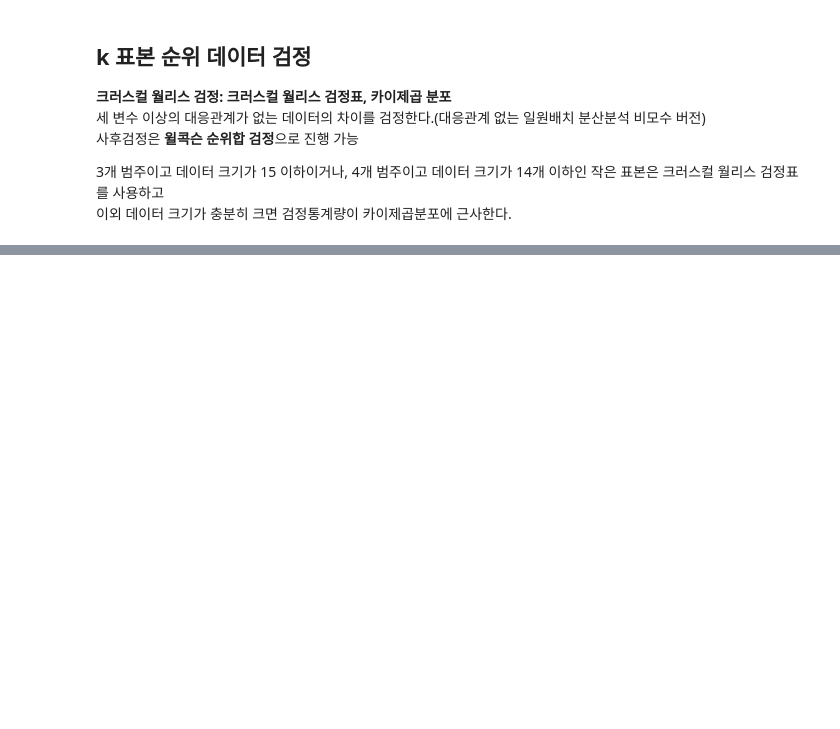
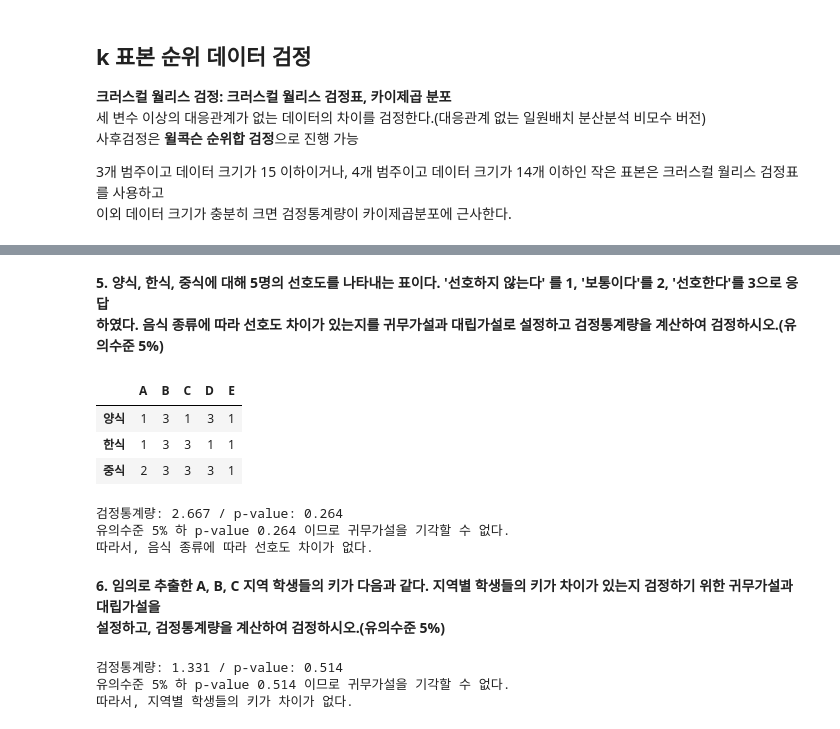
Before and after one commit to qiwerr1004/ADP_go, a Jupyter notebook: final/book/CHAP6.비모수검정.ipynb, the cells around one changed output, grey strips where cells are left out. Drawn from its saved outputs; the diff is of its cells as text; code cells hidden in the pictures; blank space fills up the shorter version.

```diff
--- a/final/book/CHAP6.비모수검정.ipynb
+++ b/final/book/CHAP6.비모수검정.ipynb
@@ -401,0 +610,48 @@ print(f"유의수준 5% 하 p-value {p2} 이므로 귀무가설을 기각할 수
+# %% [markdown]
+**5. 양식, 한식, 중식에 대해 5명의 선호도를 나타내는 표이다. '선호하지 않는다' 를 1, '보통이다'를 2, '선호한다'를 3으로 응답
+하였다. 음식 종류에 따라 선호도 차이가 있는지를 귀무가설과 대립가설로 설정하고 검정통계량을 계산하여 검정하시오.(유의수준 5%)**
+# %%
+# 프리드먼 검정: 대응집단 간 순위(선호도) 차이 비교
+#H0: 음식 종류에 따라 선호도 차이가 없다. / H1: 음식 종류에 따라 선호도 차이가 있다.
+dt = pd.DataFrame([[1, 3, 1, 3, 1],
+                  [1, 3, 3, 1, 1],
+                  [2, 3, 3, 3, 1]], index=['양식', '한식', '중식'], columns=['A', 'B', 'C', 'D', 'E'])
+
+display(dt)
+
+from scipy.stats import friedmanchisquare
+
+stat, p = friedmanchisquare(dt.loc['양식'].values, dt.loc['한식'].values, dt.loc['중식'].values)
+print(f"검정통계량: {stat:.3f} / p-value: {p:.3f}", "***" if p <= 0.05 else '')
+print(f"유의수준 5% 하 p-value {p:.3f} 이므로 귀무가설을 기각할 수", "있다." if p <= 0.05 else "없다.")
+print("따라서, 음식 종류에 따라 선호도 차이가 없다.")
+# %% [output]
+|  | A | B | C | D | E |
+| 양식 | 1 | 3 | 1 | 3 | 1 |
+| 한식 | 1 | 3 | 3 | 1 | 1 |
+| 중식 | 2 | 3 | 3 | 3 | 1 |
+검정통계량: 2.667 / p-value: 0.264
+유의수준 5% 하 p-value 0.264 이므로 귀무가설을 기각할 수 없다.
+따라서, 음식 종류에 따라 선호도 차이가 없다.
+# %% [markdown]
+**6. 임의로 추출한 A, B, C 지역 학생들의 키가 다음과 같다. 지역별 학생들의 키가 차이가 있는지 검정하기 위한 귀무가설과 대립가설을
+설정하고, 검정통계량을 계산하여 검정하시오.(유의수준 5%)**
+# %%
+#임의로 추출하였기 때문에 독립성이 있다. 세 변수 이상의 대응표본이 아닌 데이터 간 차이를 검정하는 문제로 크러스컬 월리스 검정
+# H0: 지역별 학생들의 키가 차이가 없다. / H1: 지역별 학생들의 키가 차이가 있다.
+
+from scipy.stats import kruskal
+
+a = [177, 167, 188, 189, 152, 159, 184, 175]
+b = [151, 177, 150, 187, 167, 166, 179, 161, 174]
+c = [173, 151, 156, 182, 188, 175, 150, 165, 176, 183]
+
+stat, p = kruskal(a, b, c, nan_policy='omit')
+
+print(f"검정통계량: {stat:.3f} / p-value: {p:.3f}", "***" if p <= 0.05 else '')
+print(f"유의수준 5% 하 p-value {p:.3f} 이므로 귀무가설을 기각할 수", "있다." if p <= 0.05 else "없다.")
+print("따라서, 지역별 학생들의 키가 차이가 없다.")
+# %% [output]
+검정통계량: 1.331 / p-value: 0.514
+유의수준 5% 하 p-value 0.514 이므로 귀무가설을 기각할 수 없다.
+따라서, 지역별 학생들의 키가 차이가 없다.
```
Also changed, not shown: parts of 15 cells of this notebook.
